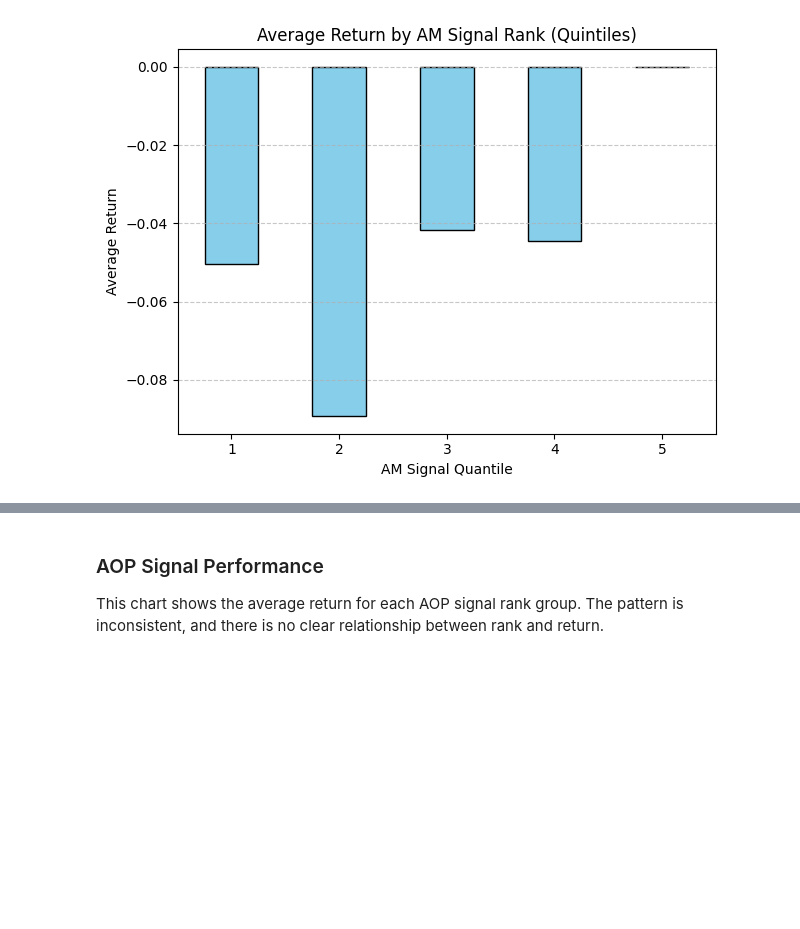
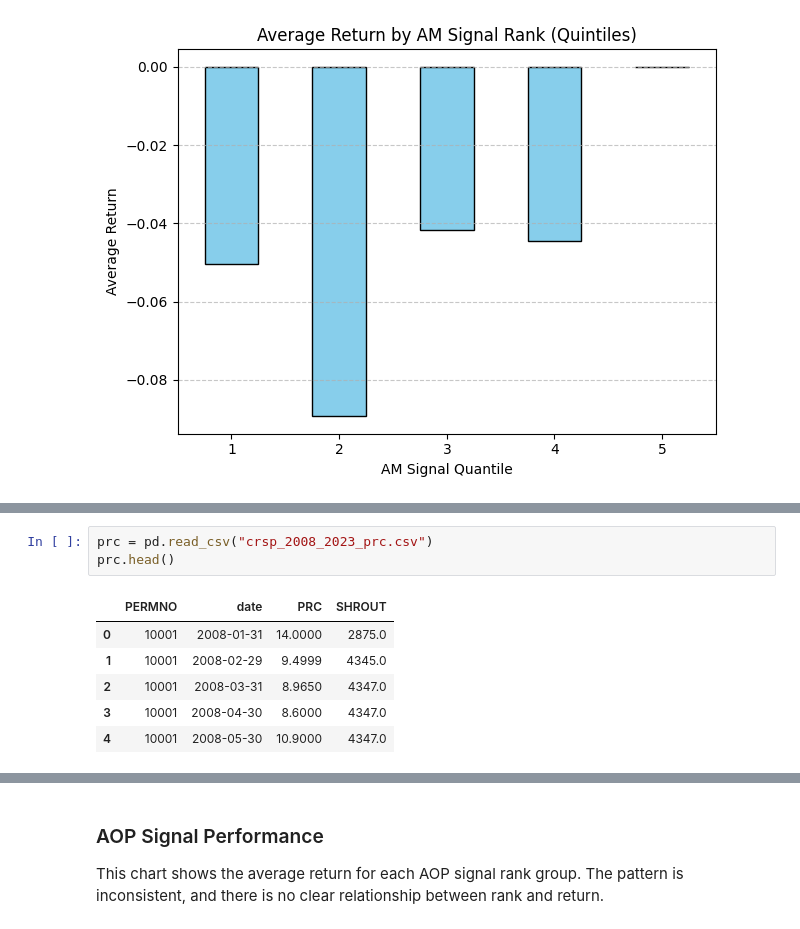
Before and after one commit to Mdevereaux/FinalProjectMiaDevereaux, a Jupyter notebook: FinalProject (1).ipynb, the cells around one changed output, grey strips where cells are left out. Drawn from its saved outputs; the diff is of its cells as text; blank space fills up the shorter version.

```diff
--- a/FinalProject (1).ipynb
+++ b/FinalProject (1).ipynb
@@ -249,0 +269,10 @@ plt.show()
+# %%
+prc = pd.read_csv("crsp_2008_2023_prc.csv")
+prc.head()
+# %% [output]
+|  | PERMNO | date | PRC | SHROUT |
+| 0 | 10001 | 2008-01-31 | 14.0000 | 2875.0 |
+| 1 | 10001 | 2008-02-29 | 9.4999 | 4345.0 |
+| 2 | 10001 | 2008-03-31 | 8.9650 | 4347.0 |
+| 3 | 10001 | 2008-04-30 | 8.6000 | 4347.0 |
+| 4 | 10001 | 2008-05-30 | 10.9000 | 4347.0 |
```
Also changed, not shown: parts of 14 cells of this notebook, 3 other files.
